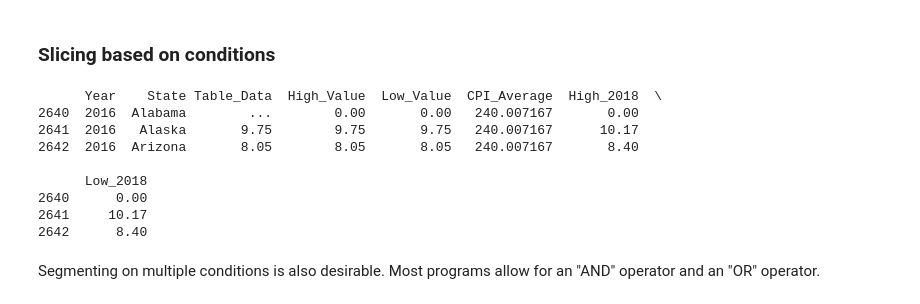
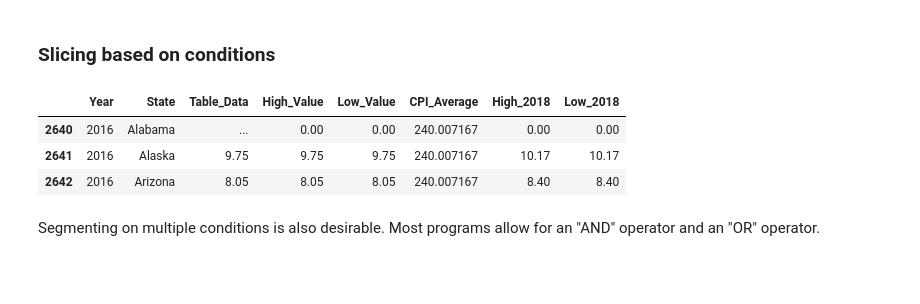
Before and after one commit to UI-Research/python-at-urban, a Jupyter notebook: site/content/intro-to-pandas.ipynb, the cells around one changed output. Cells and saved outputs as stored; diff of their text form; code cells hidden in the pictures; blank space fills up the shorter version.

```diff
--- a/site/content/intro-to-pandas.ipynb
+++ b/site/content/intro-to-pandas.ipynb
@@ -368,17 +369,12 @@ We have 8 variables: `Year`, `State`, `Table_Data`, `High_Value`, `Low_Value`, `
 ### Slicing based on conditions
 # %%
 # Rows past 2015
-print(df[df.Year > 2015].head(3))
+df[df.Year > 2015].head(3)
 # %% [output]
-      Year    State Table_Data  High_Value  Low_Value  CPI_Average  High_2018  \
-2640  2016  Alabama        ...        0.00       0.00   240.007167       0.00
-2641  2016   Alaska       9.75        9.75       9.75   240.007167      10.17
-2642  2016  Arizona       8.05        8.05       8.05   240.007167       8.40
-
-      Low_2018
-2640      0.00
-2641     10.17
-2642      8.40
+|  | Year | State | Table_Data | High_Value | Low_Value | CPI_Average | High_2018 | Low_2018 |
+| 2640 | 2016 | Alabama | ... | 0.00 | 0.00 | 240.007167 | 0.00 | 0.00 |
+| 2641 | 2016 | Alaska | 9.75 | 9.75 | 9.75 | 240.007167 | 10.17 | 10.17 |
+| 2642 | 2016 | Arizona | 8.05 | 8.05 | 8.05 | 240.007167 | 8.40 | 8.40 |
 # %% [markdown]
 Segmenting on multiple conditions is also desirable. Most programs allow for an "AND" operator and an "OR" operator.
 # %%
```
Also changed, not shown: parts of 29 cells of this notebook.
